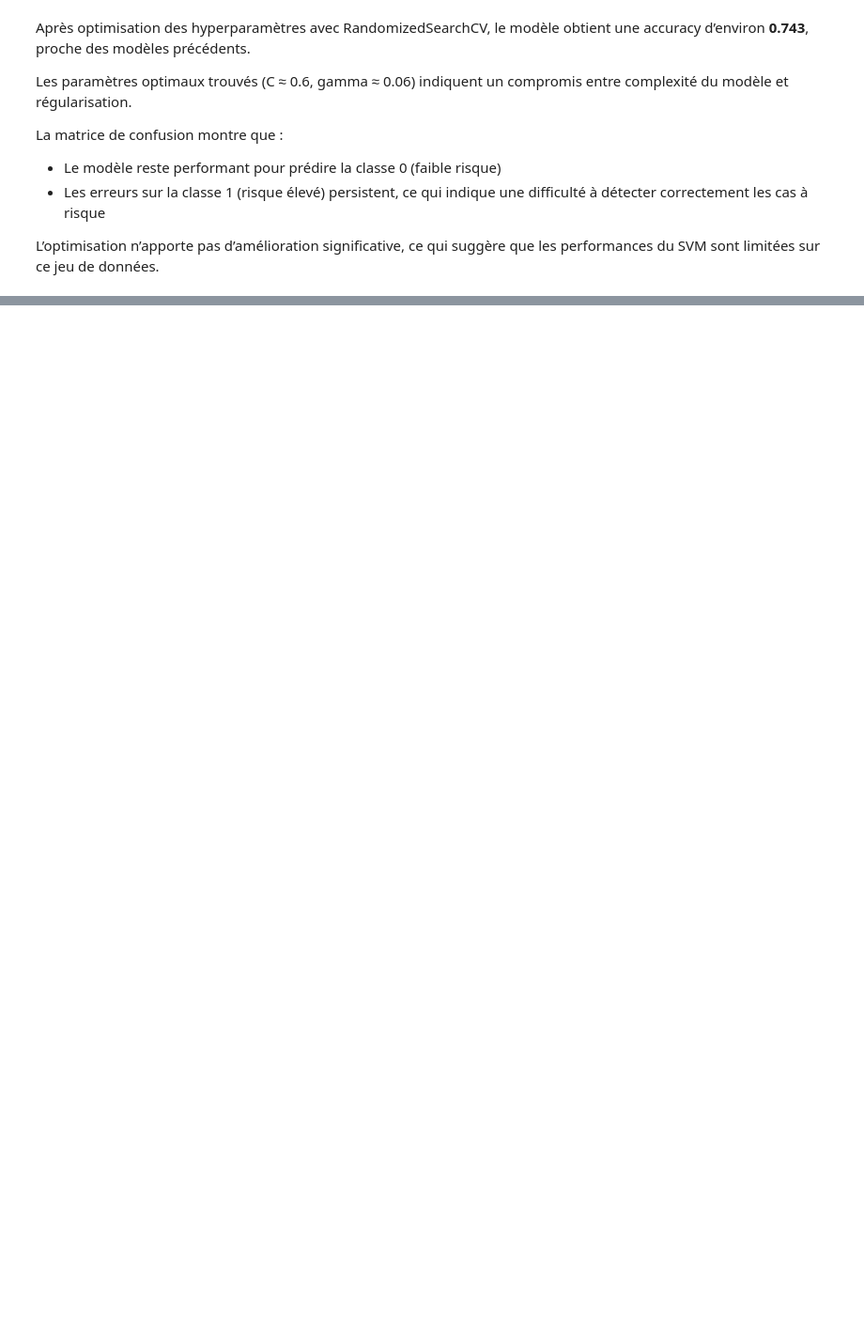
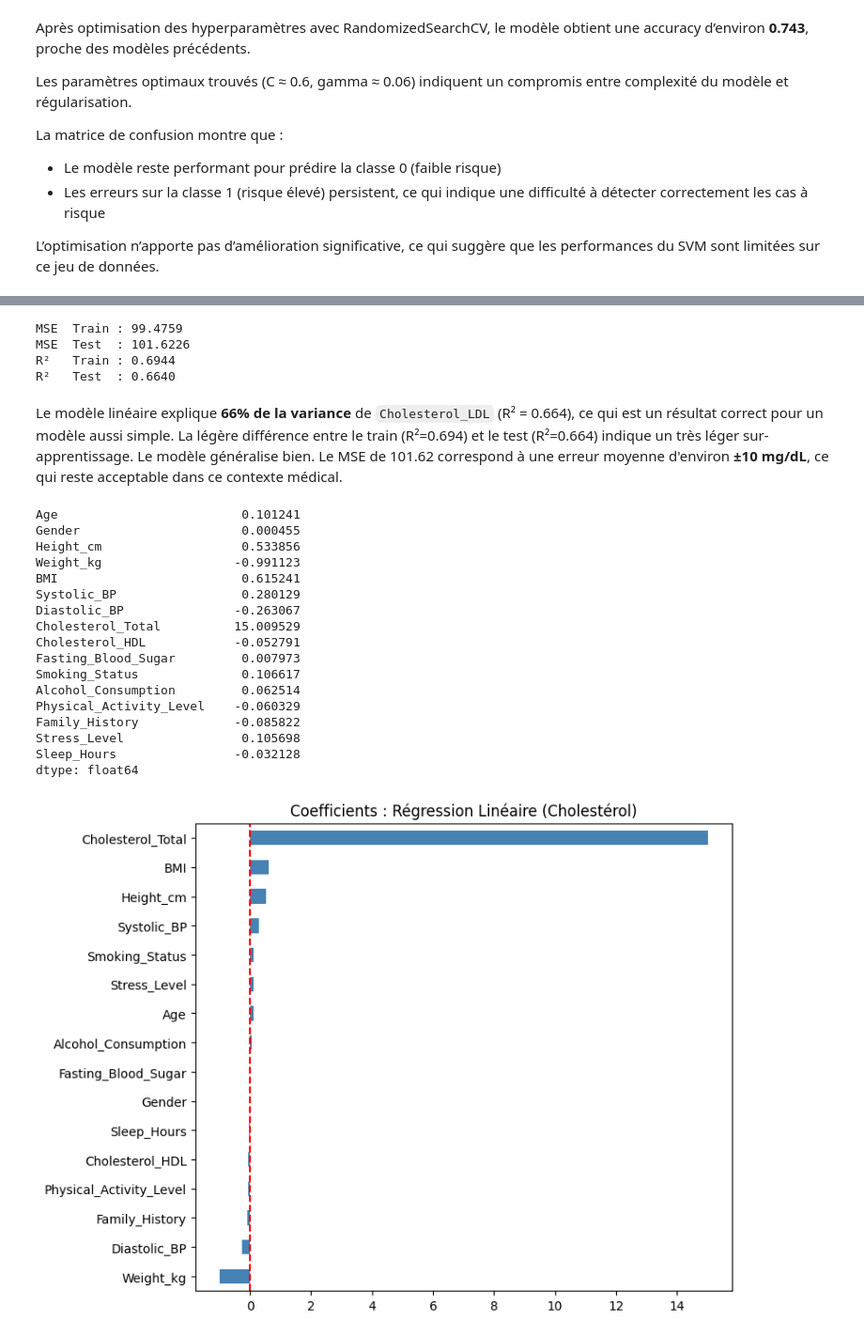
Before and after one commit to AhmedBousbih/Projet-Machine-learning, a Jupyter notebook: Projet_ML_py.ipynb, the cells around one changed output, grey strips where cells are left out. Shown at 94% size. Drawn from its saved outputs; the diff is of its cells as text; code cells hidden in the pictures; blank space fills up the shorter version.

Commit message:
Regression

```diff
--- a/Projet_ML_py.ipynb
+++ b/Projet_ML_py.ipynb
@@ -361,0 +636,4 @@ L’optimisation n’apporte pas d’amélioration significative, ce qui suggèr
+# %%
+# On récupère les jeu de données sans prendre en compte les nouvelles variables mentionnés dans l'ennoncé
+X_chol = df.drop(columns=["Heart_Disease_Risk","Cholesterol_LDL"])
+Y_chol = df["Cholesterol_LDL"]
@@ -361,0 +654,7 @@ L’optimisation n’apporte pas d’amélioration significative, ce qui suggèr
+# %%
+X_train_chol, X_test_chol, y_train_chol, y_test_chol = train_test_split(
+    X_chol, Y_chol, test_size=0.2, random_state=randomseed)
+
+# Vérification de la taille de l'échantillon apprentissage et celle de l'échantillon test
+print("Taille apprentissage :", X_train_chol.shape[0])
+print("Taille test          :", X_test_chol.shape[0])
@@ -361,0 +664,6 @@ L’optimisation n’apporte pas d’amélioration significative, ce qui suggèr
+# %%
+# Normalisation
+scaler_chol = StandardScaler()
+scaler_chol.fit(X_train_chol)
+Xr_train_chol = scaler_chol.transform(X_train_chol)
+Xr_test_chol  = scaler_chol.transform(X_test_chol)
@@ -361,0 +679,53 @@ L’optimisation n’apporte pas d’amélioration significative, ce qui suggèr
+# %%
+from sklearn.linear_model import LinearRegression
+from sklearn.metrics import mean_squared_error, r2_score
+
+LM_Chol = LinearRegression()
+
+
+LM_Chol.fit(Xr_train_chol,y_train_chol)
+
+y_pred_chol_train = LM_Chol.predict(Xr_train_chol)
+y_pred_chol_test = LM_Chol.predict(Xr_test_chol)
+
+print(f"MSE  Train : {mean_squared_error(y_train_chol, y_pred_chol_train):.4f}")
+print(f"MSE  Test  : {mean_squared_error(y_test_chol,  y_pred_chol_test):.4f}")
+print(f"R²   Train : {r2_score(y_train_chol, y_pred_chol_train):.4f}")
+print(f"R²   Test  : {r2_score(y_test_chol,  y_pred_chol_test):.4f}")
+# %% [output]
+MSE  Train : 99.4759
+MSE  Test  : 101.6226
+R²   Train : 0.6944
+R²   Test  : 0.6640
+# %% [markdown]
+Le modèle linéaire explique **66% de la variance** de `Cholesterol_LDL` (R² = 0.664), ce qui est un résultat correct pour un modèle aussi simple. La légère différence entre le train (R²=0.694) et le test (R²=0.664) indique un très léger sur-apprentissage. Le modèle généralise bien. Le MSE de 101.62 correspond à une erreur moyenne d'environ **±10 mg/dL**, ce qui reste acceptable dans ce contexte médical.
+# %%
+# Récupérer les coefficients du modèle entraîné
+coef_chol = pd.Series(LM_Chol.coef_, index=X_chol.columns)
+
+# Trier et tracer
+coef_chol.sort_values().plot(kind='barh', figsize=(8, 6), color='steelblue')
+print(coef_chol)
+plt.title("Coefficients : Régression Linéaire (Cholestérol)")
+plt.axvline(0, color='red', linestyle='--')
+plt.tight_layout()
+plt.show()
+# %% [output]
+Age                         0.101241
+Gender                      0.000455
+Height_cm                   0.533856
+Weight_kg                  -0.991123
+BMI                         0.615241
+Systolic_BP                 0.280129
+Diastolic_BP               -0.263067
+Cholesterol_Total          15.009529
+Cholesterol_HDL            -0.052791
+Fasting_Blood_Sugar         0.007973
+Smoking_Status              0.106617
+Alcohol_Consumption         0.062514
+Physical_Activity_Level    -0.060329
+Family_History             -0.085822
+Stress_Level                0.105698
+Sleep_Hours                -0.032128
+dtype: float64
+[figure, added]
```
Also changed, not shown: parts of 34 cells of this notebook.
